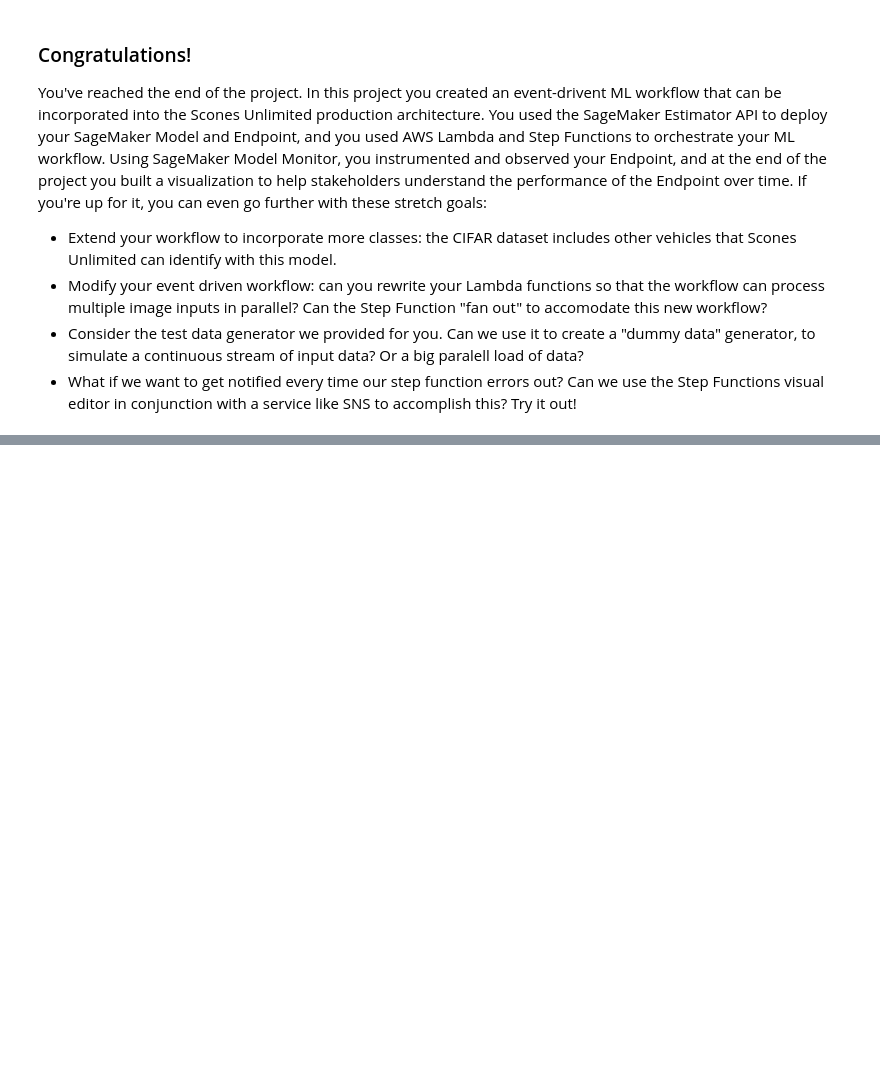
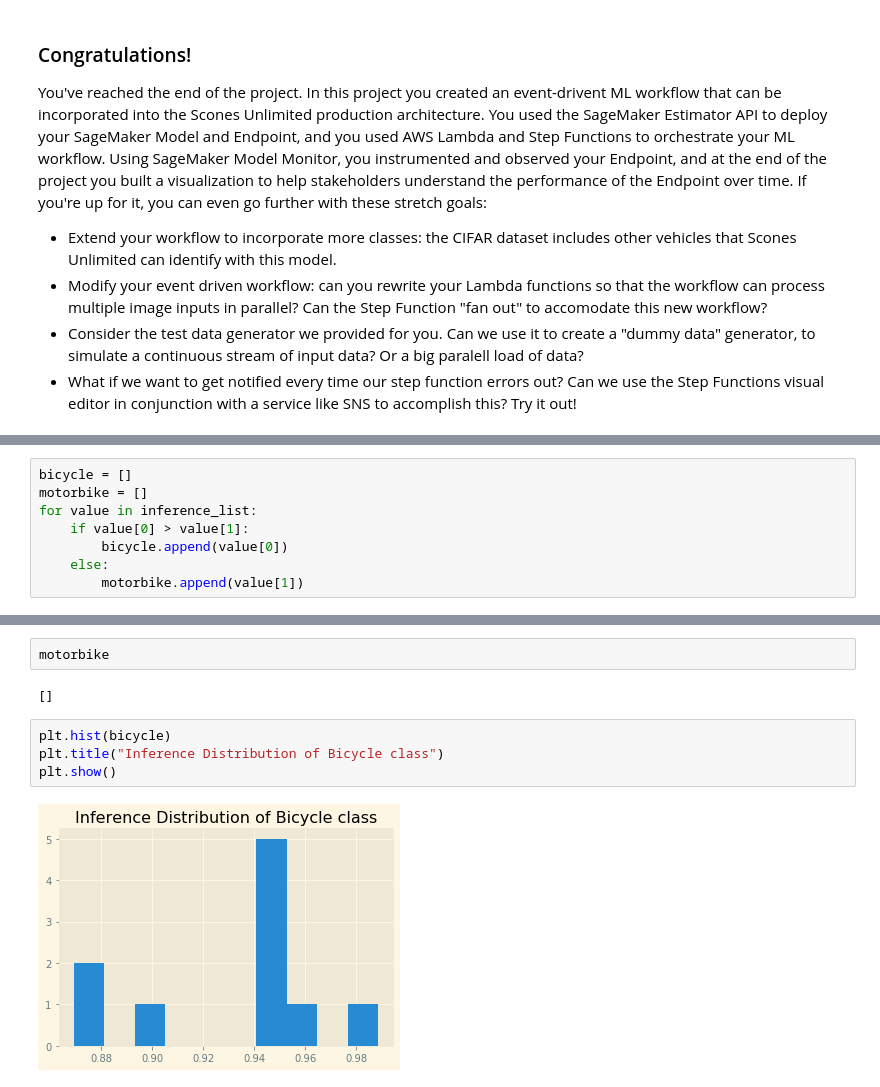
Before and after one commit to dhana2552/scones-unlimited, a Jupyter notebook: starter.ipynb, the cells around one changed output, grey strips where cells are left out. Cells and saved outputs as stored; diff of their text form; blank space fills up the shorter version.

```diff
--- a/starter.ipynb
+++ b/starter.ipynb
@@ -800,0 +750,8 @@ Missed to get the inference list from 1st execution and so executed whole notebo
+# %%
+bicycle = []
+motorbike = []
+for value in inference_list:
+    if value[0] > value[1]:
+        bicycle.append(value[0])
+    else:
+        motorbike.append(value[1])
@@ -800,0 +771,10 @@ Missed to get the inference list from 1st execution and so executed whole notebo
+# %%
+motorbike
+# %% [output]
+[]
+# %%
+plt.hist(bicycle)
+plt.title("Inference Distribution of Bicycle class")
+plt.show()
+# %% [output]
+[figure, added]
```
Also changed, not shown: parts of 21 cells of this notebook, 4 other files.
